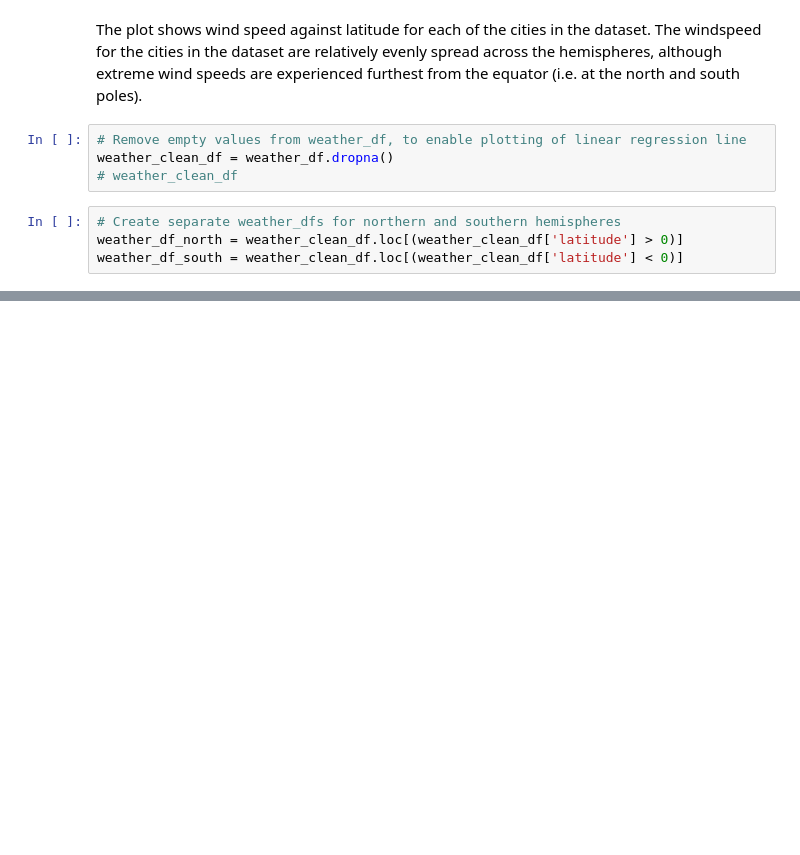
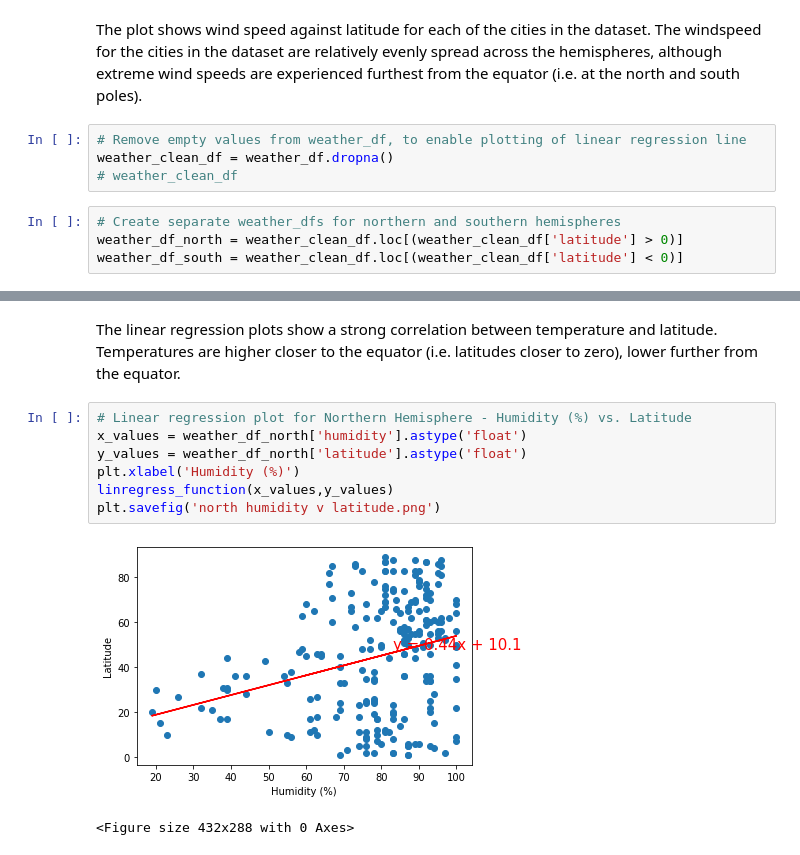
Before and after one commit to abbyabridged/python-api-challenge, a Jupyter notebook: WeatherPy/WeatherPy.ipynb, the cells around one changed output, grey strips where cells are left out. Saved outputs shown, nothing was run; the diff lists cells and outputs as text; blank space fills up the shorter version.

```diff
--- a/WeatherPy/WeatherPy.ipynb
+++ b/WeatherPy/WeatherPy.ipynb
@@ -390,0 +402,12 @@ linregress_function(x_values,y_values)
+# %% [markdown]
+The linear regression plots show a strong correlation between temperature and latitude. Temperatures are higher closer to the equator (i.e. latitudes closer to zero), lower further from the equator.
+# %%
+# Linear regression plot for Northern Hemisphere - Humidity (%) vs. Latitude
+x_values = weather_df_north['humidity'].astype('float')
+y_values = weather_df_north['latitude'].astype('float')
+plt.xlabel('Humidity (%)')
+linregress_function(x_values,y_values)
+plt.savefig('north humidity v latitude.png')
+# %% [output]
+[figure, added]
+<Figure size 432x288 with 0 Axes>
```
Also changed, not shown: parts of 13 cells of this notebook, 7 other files.
